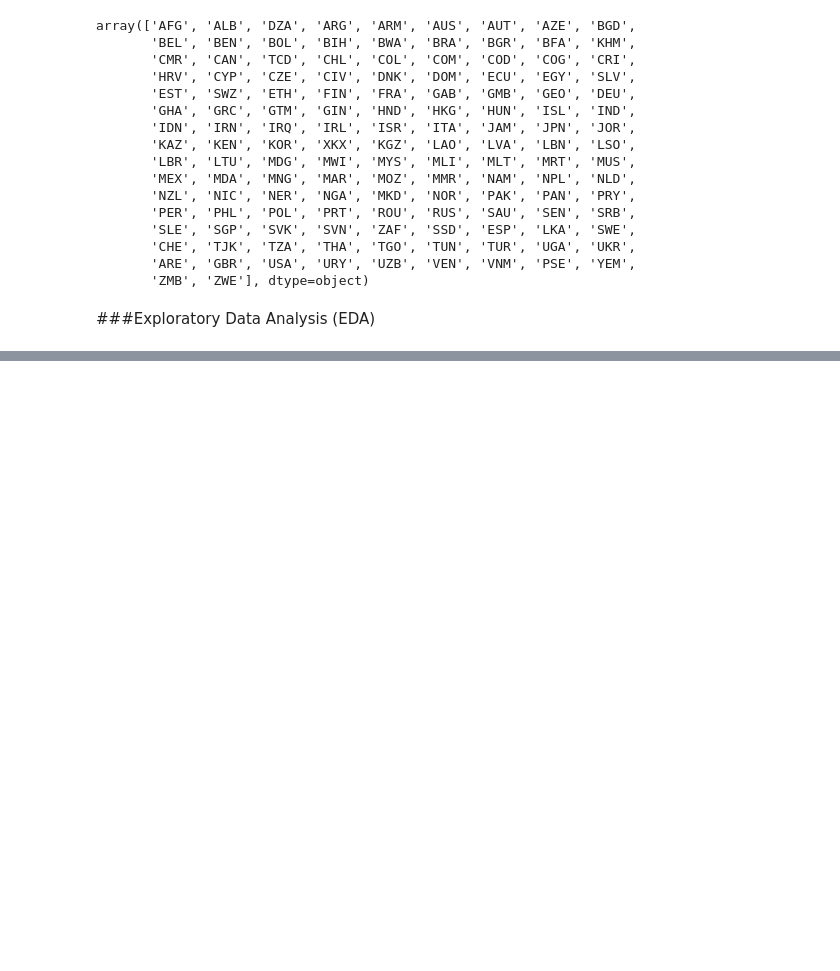
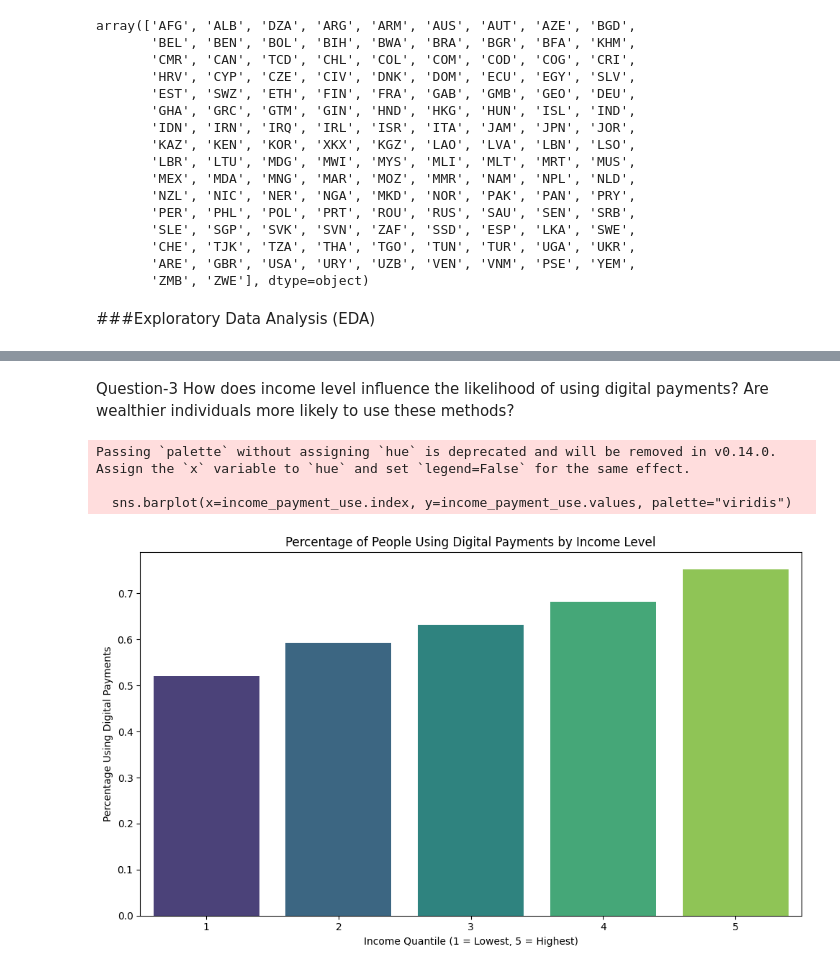
Before and after one commit to Prima-7272/BDS, a Jupyter notebook: Copy_of_FirstEDA.ipynb, the cells around one changed output, grey strips where cells are left out. Cells and saved outputs as stored; diff of their text form; code cells hidden in the pictures; blank space fills up the shorter version.

```diff
--- a/Copy_of_FirstEDA.ipynb
+++ b/Copy_of_FirstEDA.ipynb
@@ -427,0 +350,27 @@ The results from the logistic regression analysis suggest that receiving financi
+# %% [markdown]
+Question-3 How does income level influence the likelihood of using digital payments? Are wealthier individuals more likely to use these methods?
+# %%
+# Filter relevant columns for digital payment analysis
+selected_columns = ['inc_q', 'anydigpayment']
+data_filtered = data[selected_columns].dropna()
+
+# Convert the digital payment column ('anydigpayment') to binary values for easier analysis (1 = used, 0 = not used)
+data_filtered['anydigpayment'] = data_filtered['anydigpayment'].apply(lambda x: 1 if x == 1 else 0)
+
+# Grouping by income quantile to calculate the average usage of digital payments
+income_payment_use = data_filtered.groupby('inc_q')['anydigpayment'].mean().sort_values(ascending=False)
+
+# Plotting the percentage of people using digital payments across different income levels
+plt.figure(figsize=(10, 6))
+sns.barplot(x=income_payment_use.index, y=income_payment_use.values, palette="viridis")
+plt.title("Percentage of People Using Digital Payments by Income Level")
+plt.ylabel("Percentage Using Digital Payments")
+plt.xlabel("Income Quantile (1 = Lowest, 5 = Highest)")
+plt.tight_layout()
+
+plt.show()
+# %% [output]
+Passing `palette` without assigning `hue` is deprecated and will be removed in v0.14.0. Assign the `x` variable to `hue` and set `legend=False` for the same effect.
+
+  sns.barplot(x=income_payment_use.index, y=income_payment_use.values, palette="viridis")
+[figure, added]
```
Also changed, not shown: parts of 40 cells of this notebook.
